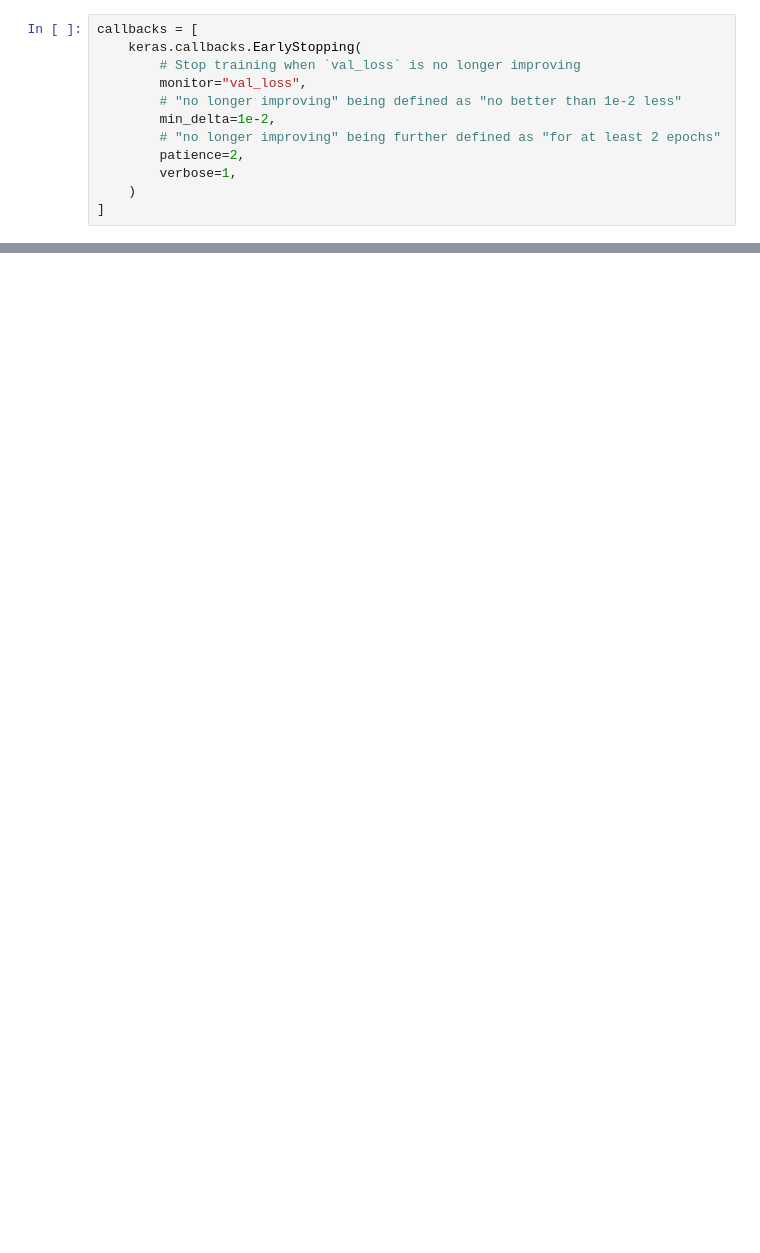
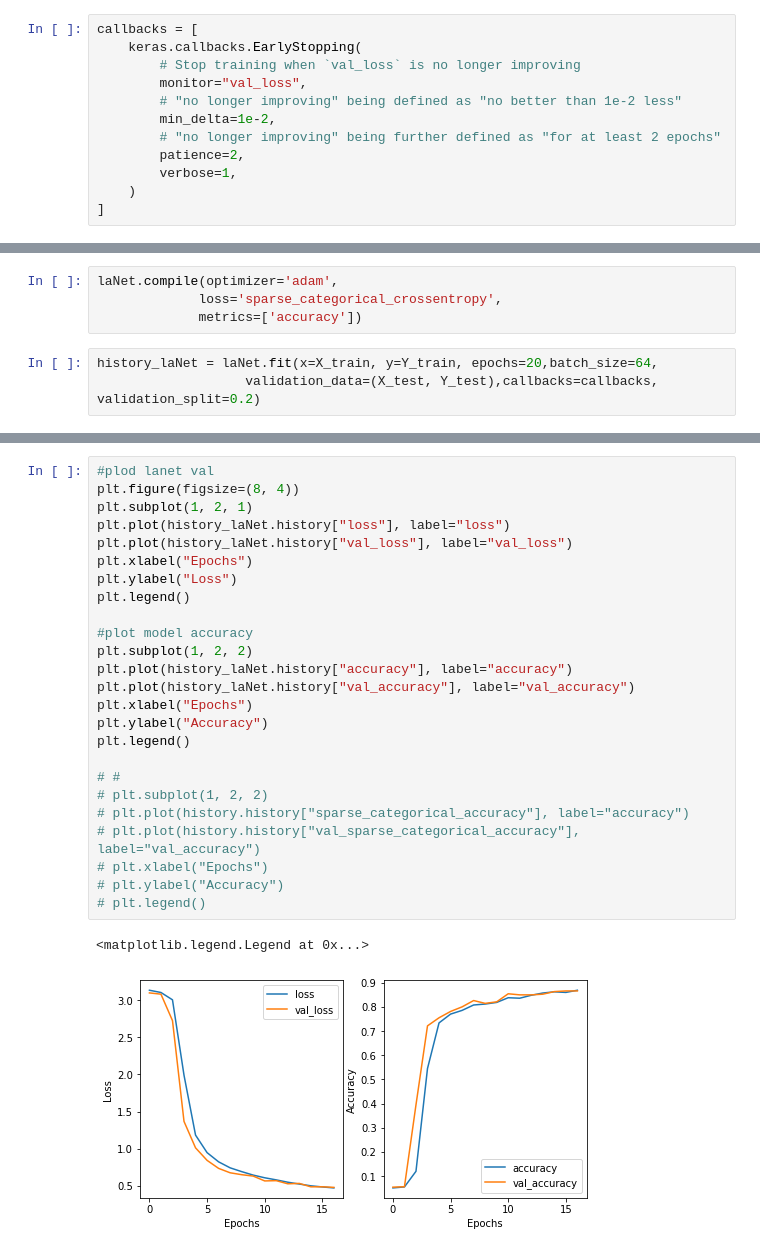
Before and after one commit to GeorgGroenendaal/Dead-Sea-Scrolls, a Jupyter notebook: src/classification.ipynb, the cells around one changed output, grey strips where cells are left out. Cells and saved outputs as stored; diff of their text form; blank space fills up the shorter version.

Commit message:
added second classifier lanet

```diff
--- a/src/classification.ipynb
+++ b/src/classification.ipynb
@@ -140,0 +232,7 @@ Epoch 8: early stopping
+# %%
+laNet.compile(optimizer='adam',
+             loss='sparse_categorical_crossentropy',
+             metrics=['accuracy'])
+# %%
+history_laNet = laNet.fit(x=X_train, y=Y_train, epochs=20,batch_size=64,
+                   validation_data=(X_test, Y_test),callbacks=callbacks, validation_split=0.2)
@@ -160,0 +276,28 @@ plt.legend()
+# %%
+#plod lanet val
+plt.figure(figsize=(8, 4))
+plt.subplot(1, 2, 1)
+plt.plot(history_laNet.history["loss"], label="loss")
+plt.plot(history_laNet.history["val_loss"], label="val_loss")
+plt.xlabel("Epochs")
+plt.ylabel("Loss")
+plt.legend()
+
+#plot model accuracy
+plt.subplot(1, 2, 2)
+plt.plot(history_laNet.history["accuracy"], label="accuracy")
+plt.plot(history_laNet.history["val_accuracy"], label="val_accuracy")
+plt.xlabel("Epochs")
+plt.ylabel("Accuracy")
+plt.legend()
+
+# #
+# plt.subplot(1, 2, 2)
+# plt.plot(history.history["sparse_categorical_accuracy"], label="accuracy")
+# plt.plot(history.history["val_sparse_categorical_accuracy"], label="val_accuracy")
+# plt.xlabel("Epochs")
+# plt.ylabel("Accuracy")
+# plt.legend()
+# %% [output]
+<matplotlib.legend.Legend at 0x...>
+[figure, added]
```
Also changed, not shown: parts of 15 cells of this notebook, 3 other files.
